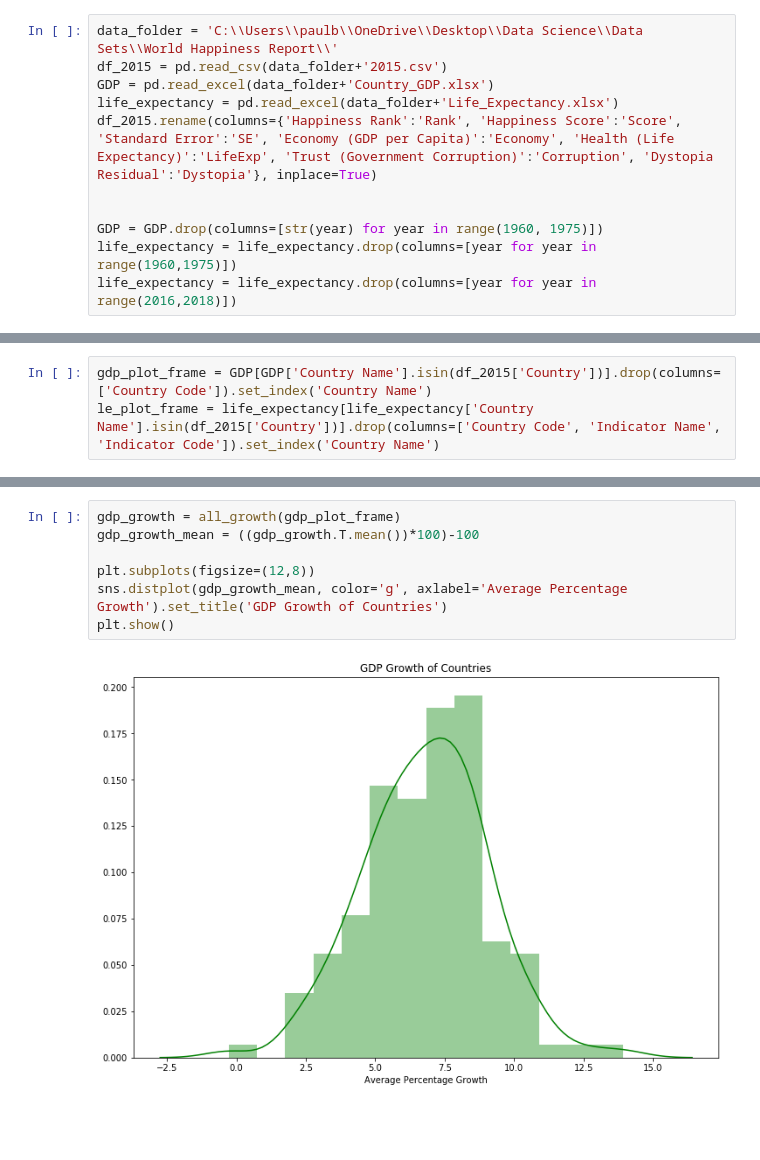
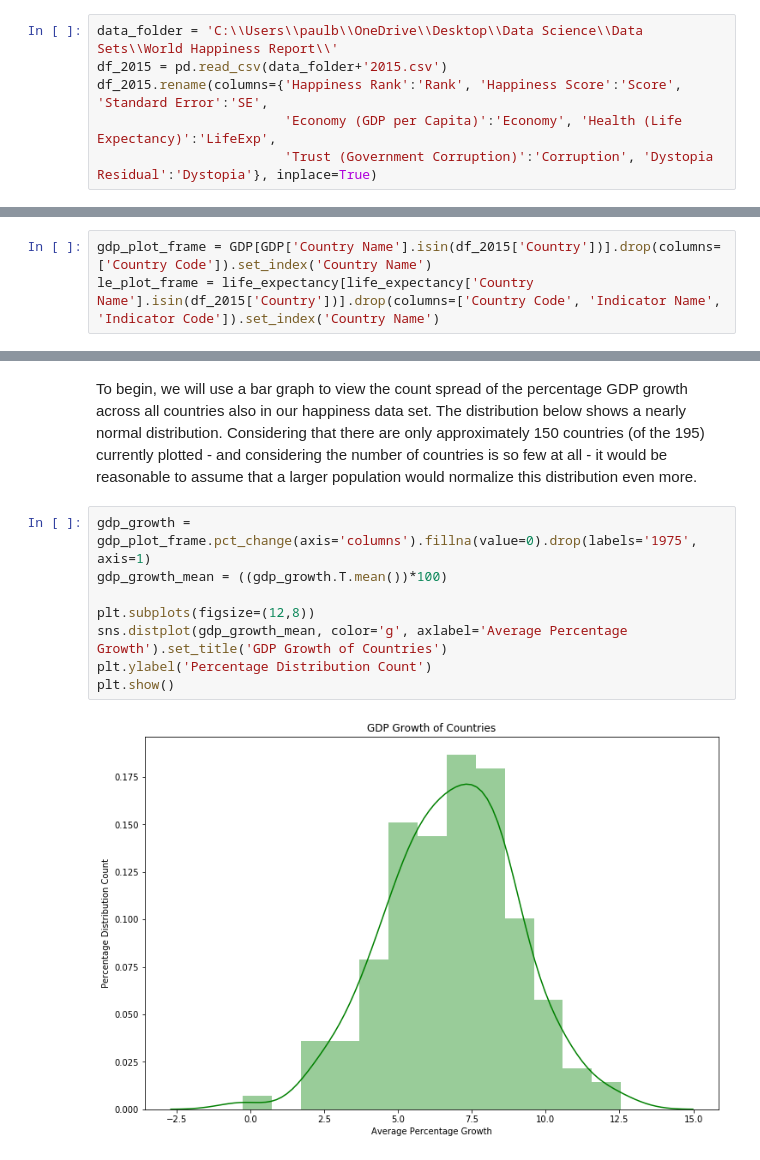
Before and after one commit to paulbenschmidt/happiness-analysis, a Jupyter notebook: Probably Happy.ipynb, the cells around one changed output, grey strips where cells are left out. Cells and saved outputs as stored; diff of their text form; blank space fills up the shorter version.

```diff
--- a/Probably Happy.ipynb
+++ b/Probably Happy.ipynb
@@ -18,11 +15,6 @@ import math
 # %%
 data_folder = 'C:\\Users\\paulb\\OneDrive\\Desktop\\Data Science\\Data Sets\\World Happiness Report\\'
 df_2015 = pd.read_csv(data_folder+'2015.csv')
-GDP = pd.read_excel(data_folder+'Country_GDP.xlsx')
-life_expectancy = pd.read_excel(data_folder+'Life_Expectancy.xlsx')
-df_2015.rename(columns={'Happiness Rank':'Rank', 'Happiness Score':'Score', 'Standard Error':'SE', 'Economy (GDP per Capita)':'Economy', 'Health (Life Expectancy)':'LifeExp', 'Trust (Government Corruption)':'Corruption', 'Dystopia Residual':'Dystopia'}, inplace=True)
-
-
-GDP = GDP.drop(columns=[str(year) for year in range(1960, 1975)])
-life_expectancy = life_expectancy.drop(columns=[year for year in range(1960,1975)])
-life_expectancy = life_expectancy.drop(columns=[year for year in range(2016,2018)])
+df_2015.rename(columns={'Happiness Rank':'Rank', 'Happiness Score':'Score', 'Standard Error':'SE',
+                        'Economy (GDP per Capita)':'Economy', 'Health (Life Expectancy)':'LifeExp',
+                        'Trust (Government Corruption)':'Corruption', 'Dystopia Residual':'Dystopia'}, inplace=True)
@@ -132,9 +131,12 @@ def all_growth(df):
+# %% [markdown]
+To begin, we will use a bar graph to view the count spread of the percentage GDP growth across all countries also in our happiness data set. The distribution below shows a nearly normal distribution. Considering that there are only approximately 150 countries (of the 195) currently plotted - and considering the number of countries is so few at all - it would be reasonable to assume that a larger population would normalize this distribution even more.
 # %%
-gdp_growth = all_growth(gdp_plot_frame)
-gdp_growth_mean = ((gdp_growth.T.mean())*100)-100
+gdp_growth = gdp_plot_frame.pct_change(axis='columns').fillna(value=0).drop(labels='1975', axis=1)
+gdp_growth_mean = ((gdp_growth.T.mean())*100)
 
 plt.subplots(figsize=(12,8))
 sns.distplot(gdp_growth_mean, color='g', axlabel='Average Percentage Growth').set_title('GDP Growth of Countries')
+plt.ylabel('Percentage Distribution Count')
 plt.show()
 # %% [output]
-[figure, old version]
+[figure, new version]
```
Also changed, not shown: parts of 50 cells of this notebook.
